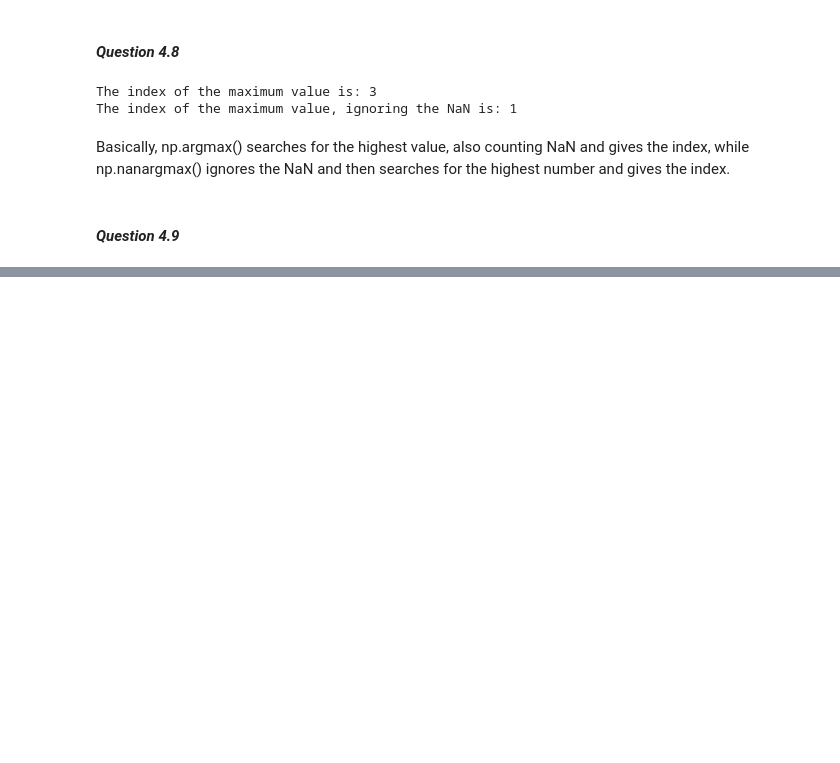
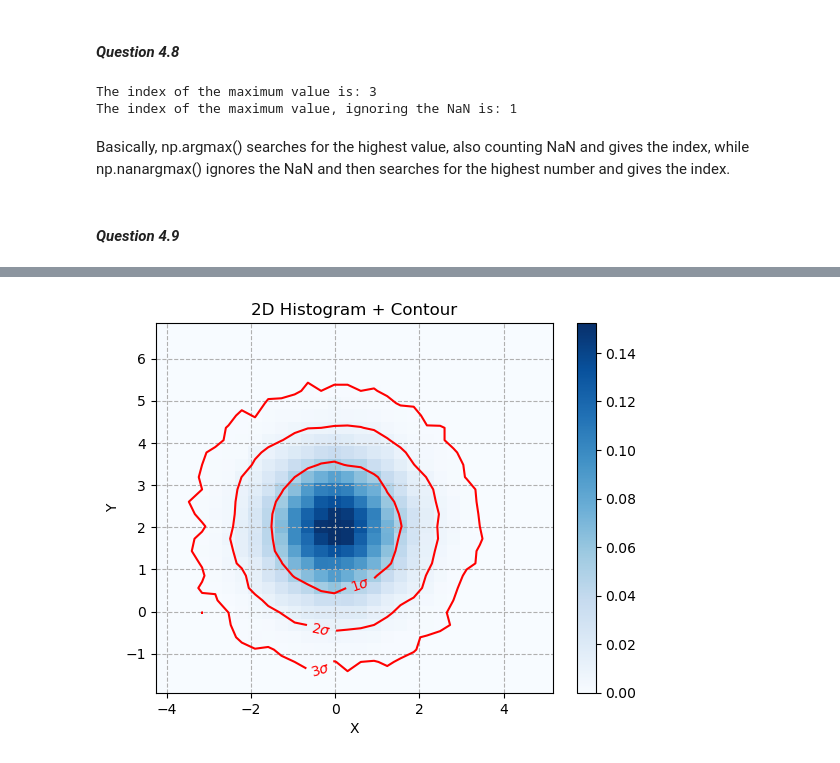
Before and after one commit to lklingens/PROGNUM-repo, a Jupyter notebook: Task4/Answers_week4.ipynb, the cells around one changed output, grey strips where cells are left out. Drawn from its saved outputs; the diff is of its cells as text; code cells hidden in the pictures; blank space fills up the shorter version.

```diff
--- a/Task4/Answers_week4.ipynb
+++ b/Task4/Answers_week4.ipynb
@@ -224,0 +410,39 @@ NameError: name 'condition' is not defined
+# %%
+import numpy as np
+from matplotlib import pyplot as plt
+
+# Generate data
+x = np.random.normal(0, 1, 100000)
+y = np.random.normal(2, 1, 100000)
+
+# Create the 2D histrogram
+
+counts, xedges, yedges, image = plt.hist2d(x, y, bins=30, cmap='Blues', density=True)  # Similar to 1D, but instead of seeing the distribution from only 1D (as before, from the side), it's displayed in 2D, so both X and Y are visible. You basically see the distribution from above.
+plt.colorbar()
+
+frac = counts/counts.sum()
+counts_flat = frac.flatten()  # You need to flatten the data as we cannot calculate wih 2D numbers
+counts_sort = np.sort(counts_flat)[::-1]  # Sort data form highest to lowest
+
+# Use the CDF to find the percentages
+cdf = np.cumsum(counts_sort)  # Cumulative sum to get 68 percent, then 95, then 99,7 percent of the data
+# Find the levels
+levels = [counts_sort[np.searchsorted(cdf, p)] for p in [0.68, 0.95, 0.997]]  # Searching the minimum index in cdf where the values are equal to 0.68, 0.95, 0.997, counts_sort sorts them from high to low.
+levels = np.sort(levels)
+# The levels need to be centered
+X_center = 0.5 * (xedges[1:]+xedges[:-1])  # Calculate the center by taking the first and last edge then dividing them by 2
+Y_center = 0.5 * (yedges[1:]+yedges[:-1])
+X, Y = np.meshgrid(X_center, Y_center)  # Turns array into coordinates, makes grid of all the centeres where the lines will be drawn
+
+contours = plt.contour(X, Y, frac.T, levels=levels, colors='red')
+plt.clabel(contours, inline=True, fontsize=10, fmt={levels[2]:r'$1\sigma$', levels[1]:r'$2\sigma$', levels[0]:r'$3\sigma$'})
+
+
+plt.xlabel('X')
+plt.ylabel('Y')
+plt.title('2D Histogram + Contour')
+plt.grid(linestyle='--')
+
+plt.show()
+# %% [output]
+[figure, added]
```
Also changed, not shown: parts of 22 cells of this notebook, 4 other files.
